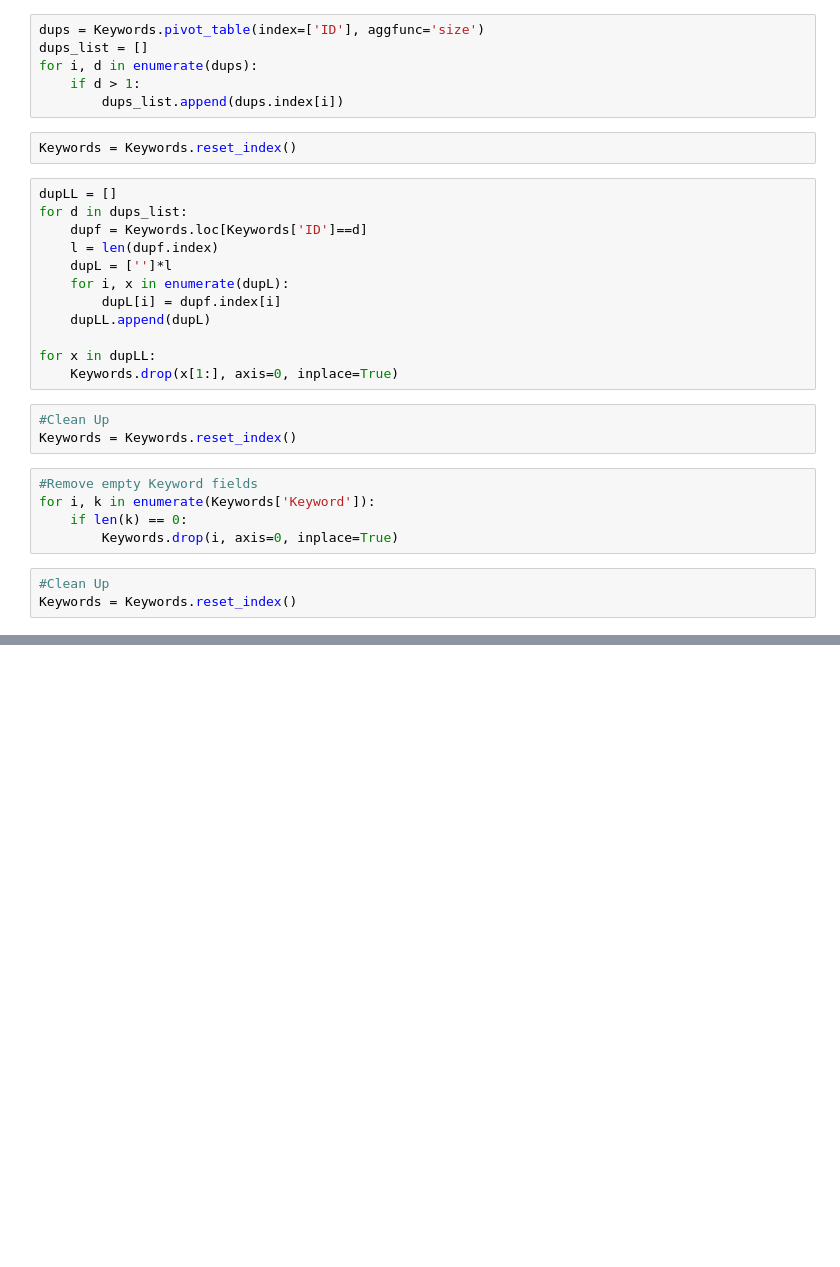
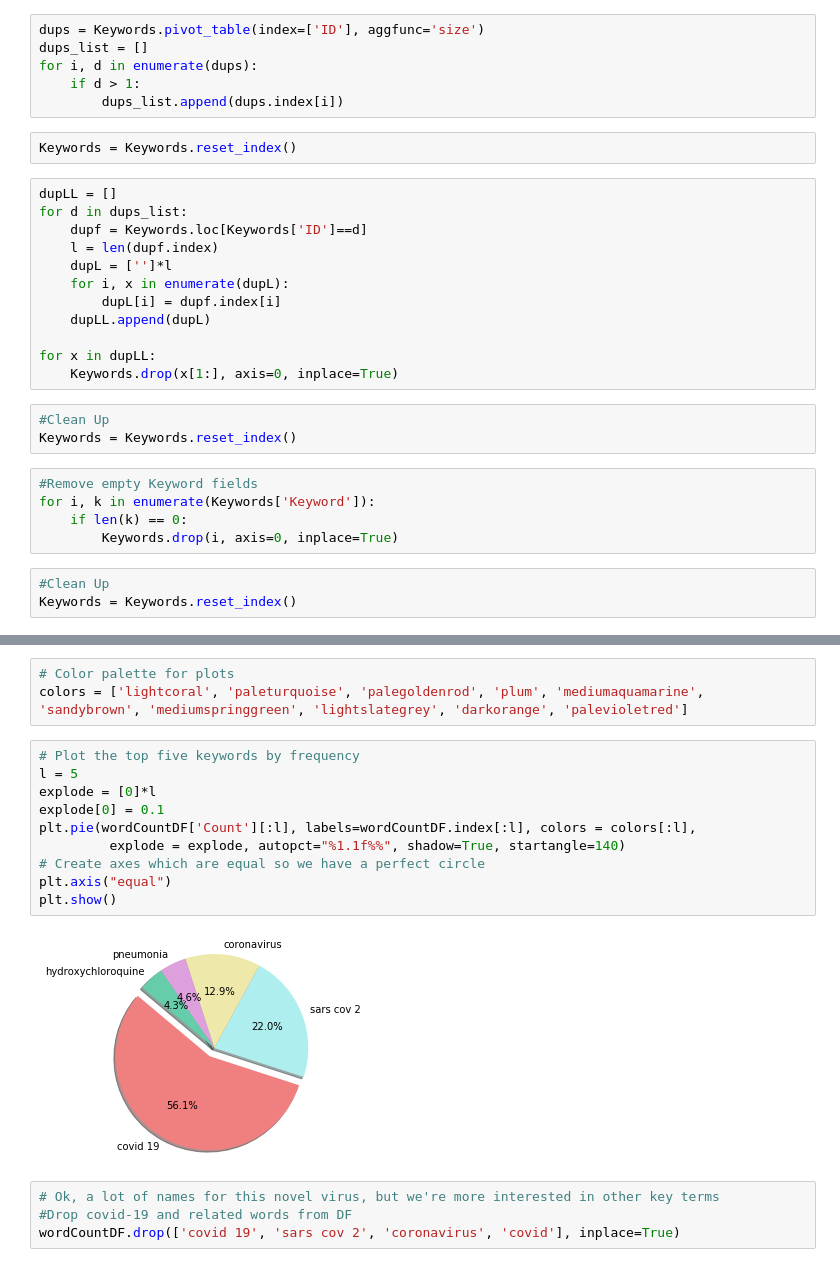
Before and after one commit to nick-nasse/pyd-pyper, a Jupyter notebook: COVID_DATE.ipynb, the cells around one changed output, grey strips where cells are left out. Cells and saved outputs as stored; diff of their text form; blank space fills up the shorter version.

```diff
--- a/COVID_DATE.ipynb
+++ b/COVID_DATE.ipynb
@@ -448,0 +470,19 @@ wordCountDF.head(50)
+# %%
+# Color palette for plots
+colors = ['lightcoral', 'paleturquoise', 'palegoldenrod', 'plum', 'mediumaquamarine', 'sandybrown', 'mediumspringgreen', 'lightslategrey', 'darkorange', 'palevioletred']
+# %%
+# Plot the top five keywords by frequency
+l = 5
+explode = [0]*l
+explode[0] = 0.1
+plt.pie(wordCountDF['Count'][:l], labels=wordCountDF.index[:l], colors = colors[:l],
+         explode = explode, autopct="%1.1f%%", shadow=True, startangle=140)
+# Create axes which are equal so we have a perfect circle
+plt.axis("equal")
+plt.show()
+# %% [output]
+[figure, added]
+# %%
+# Ok, a lot of names for this novel virus, but we're more interested in other key terms
+#Drop covid-19 and related words from DF
+wordCountDF.drop(['covid 19', 'sars cov 2', 'coronavirus', 'covid'], inplace=True)
```
Also changed, not shown: parts of 17 cells of this notebook.
